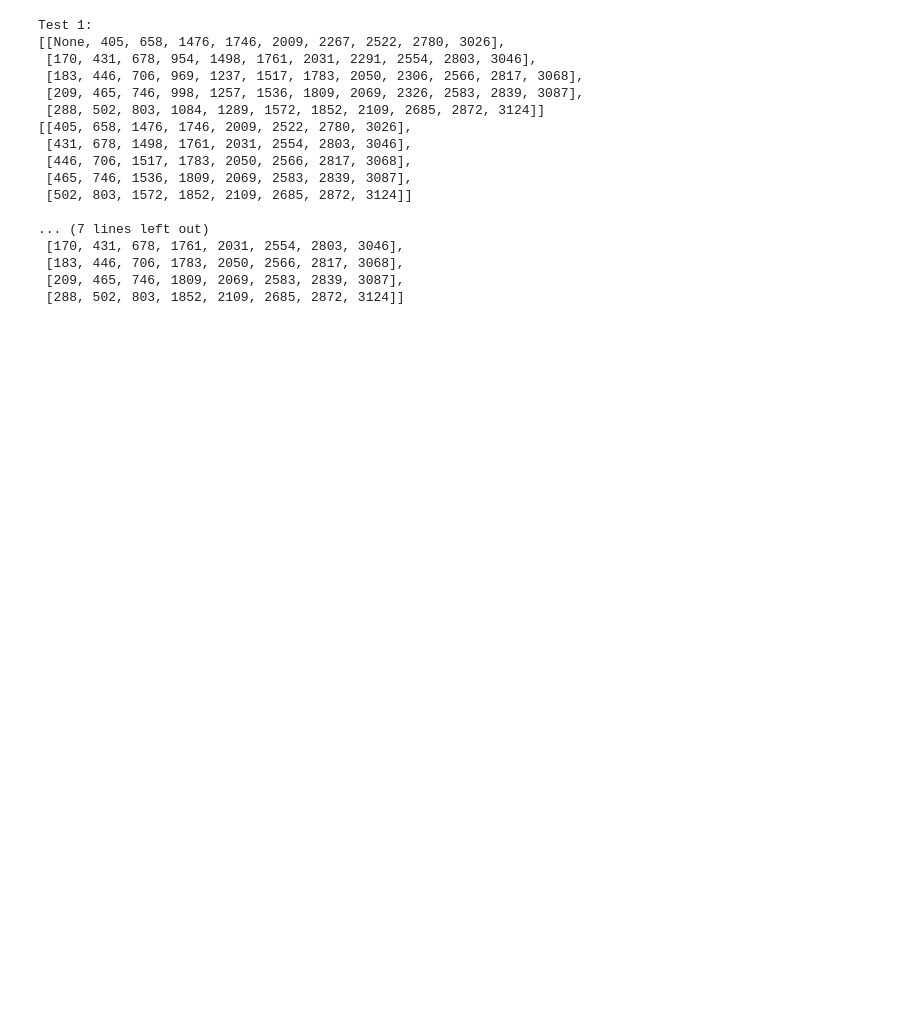
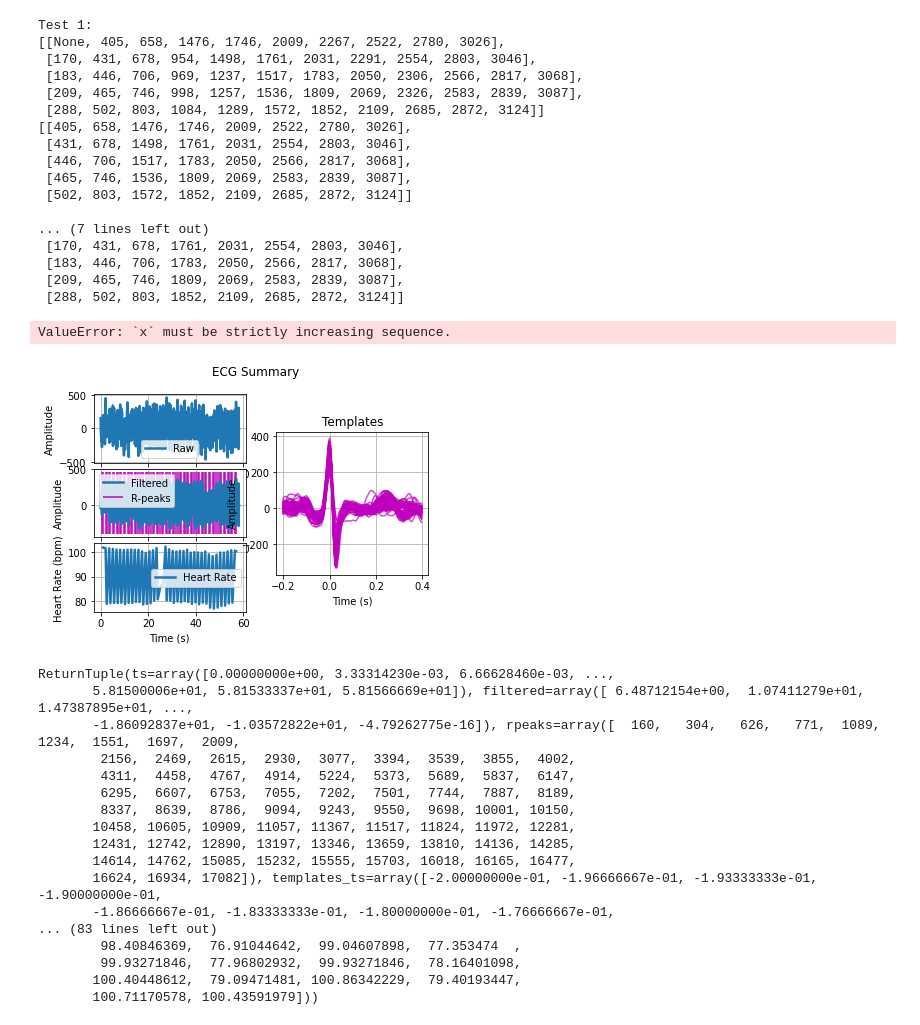
Before and after one commit to LukeAndrewSmith/AML, a Jupyter notebook: Task_3/Solution/Pipelines/Luke_Playground.ipynb, the cells around one changed output. Saved outputs shown, nothing was run; the diff lists cells and outputs as text; code cells hidden in the pictures; blank space fills up the shorter version.

Commit message:
Strange things with signal 62

```diff
--- a/Task_3/Solution/Pipelines/Luke_Playground.ipynb
+++ b/Task_3/Solution/Pipelines/Luke_Playground.ipynb
@@ -194,3 +106,29 @@ Test 1:
  [183, 446, 706, 1783, 2050, 2566, 2817, 3068],
  [209, 465, 746, 1809, 2069, 2583, 2839, 3087],
  [288, 502, 803, 1852, 2109, 2685, 2872, 3124]]
+# %%
+nk.ecg_process(X.iloc[62].dropna(), sampling_rate=300)
+# %% [output]
+ValueError: `x` must be strictly increasing sequence.
+# %%
+import biosppy.signals.ecg as ecg
+ecg.ecg(signal=X.iloc[62].dropna(), sampling_rate=300.0)
+# %% [output]
+[figure, added]
+ReturnTuple(ts=array([0.00000000e+00, 3.33314230e-03, 6.66628460e-03, ...,
+       5.81500006e+01, 5.81533337e+01, 5.81566669e+01]), filtered=array([ 6.48712154e+00,  1.07411279e+01,  1.47387895e+01, ...,
+       -1.86092837e+01, -1.03572822e+01, -4.79262775e-16]), rpeaks=array([  160,   304,   626,   771,  1089,  1234,  1551,  1697,  2009,
+        2156,  2469,  2615,  2930,  3077,  3394,  3539,  3855,  4002,
+        4311,  4458,  4767,  4914,  5224,  5373,  5689,  5837,  6147,
+        6295,  6607,  6753,  7055,  7202,  7501,  7744,  7887,  8189,
+        8337,  8639,  8786,  9094,  9243,  9550,  9698, 10001, 10150,
+       10458, 10605, 10909, 11057, 11367, 11517, 11824, 11972, 12281,
+       12431, 12742, 12890, 13197, 13346, 13659, 13810, 14136, 14285,
+       14614, 14762, 15085, 15232, 15555, 15703, 16018, 16165, 16477,
+       16624, 16934, 17082]), templates_ts=array([-2.00000000e-01, -1.96666667e-01, -1.93333333e-01, -1.90000000e-01,
+       -1.86666667e-01, -1.83333333e-01, -1.80000000e-01, -1.76666667e-01,
+... (83 lines left out)
+        98.40846369,  76.91044642,  99.04607898,  77.353474  ,
+        99.93271846,  77.96802932,  99.93271846,  78.16401098,
+       100.40448612,  79.09471481, 100.86342229,  79.40193447,
+       100.71170578, 100.43591979]))
```
Also changed, not shown: parts of 6 cells of this notebook, 1 other file.
